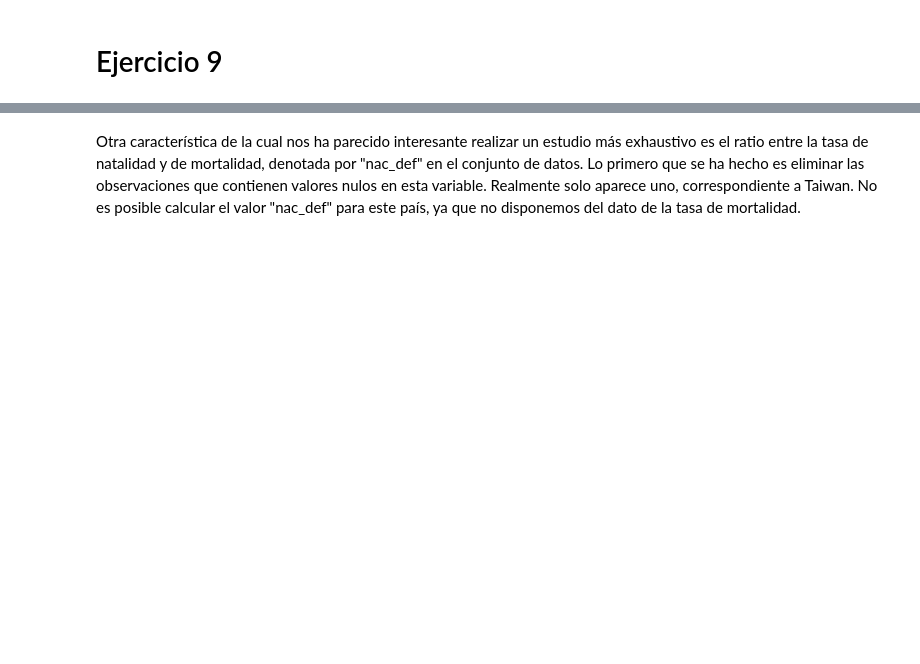
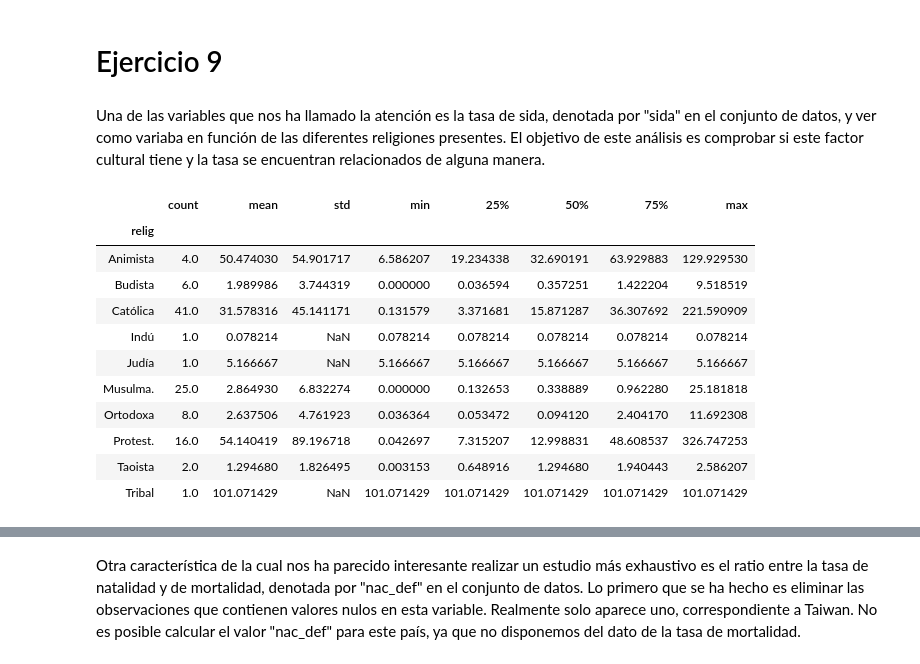
Before and after one commit to ManuelPertejo/PracticaPython, a Jupyter notebook: PracticaPython.ipynb, the cells around one changed output, grey strips where cells are left out. Saved outputs shown, nothing was run; the diff lists cells and outputs as text; code cells hidden in the pictures; blank space fills up the shorter version.

```diff
--- a/PracticaPython.ipynb
+++ b/PracticaPython.ipynb
@@ -286,2 +394,21 @@ ax.set(xlabel='PIB per cápita', ylabel='')
 # %% [markdown]
 # Ejercicio 9
+# %% [markdown]
+Una de las variables que nos ha llamado la atención es la tasa de sida, denotada por "sida" en el conjunto de datos, y ver como variaba en función de las diferentes religiones presentes. El objetivo de este análisis es comprobar si este factor cultural tiene y la tasa se encuentran relacionados de alguna manera.
+# %%
+ReligionSida = data.groupby('relig')['tasasida'].describe()
+# %%
+ReligionSida
+# %% [output]
+|  | count | mean | std | min | 25% | 50% | 75% | max |
+| relig |  |  |  |  |  |  |  |  |
+| Animista | 4.0 | 50.474030 | 54.901717 | 6.586207 | 19.234338 | 32.690191 | 63.929883 | 129.929530 |
+| Budista | 6.0 | 1.989986 | 3.744319 | 0.000000 | 0.036594 | 0.357251 | 1.422204 | 9.518519 |
+| Católica | 41.0 | 31.578316 | 45.141171 | 0.131579 | 3.371681 | 15.871287 | 36.307692 | 221.590909 |
+| Indú | 1.0 | 0.078214 | NaN | 0.078214 | 0.078214 | 0.078214 | 0.078214 | 0.078214 |
+| Judía | 1.0 | 5.166667 | NaN | 5.166667 | 5.166667 | 5.166667 | 5.166667 | 5.166667 |
+| Musulma. | 25.0 | 2.864930 | 6.832274 | 0.000000 | 0.132653 | 0.338889 | 0.962280 | 25.181818 |
+| Ortodoxa | 8.0 | 2.637506 | 4.761923 | 0.036364 | 0.053472 | 0.094120 | 2.404170 | 11.692308 |
+| Protest. | 16.0 | 54.140419 | 89.196718 | 0.042697 | 7.315207 | 12.998831 | 48.608537 | 326.747253 |
+| Taoista | 2.0 | 1.294680 | 1.826495 | 0.003153 | 0.648916 | 1.294680 | 1.940443 | 2.586207 |
+| Tribal | 1.0 | 101.071429 | NaN | 101.071429 | 101.071429 | 101.071429 | 101.071429 | 101.071429 |
```
Also changed, not shown: parts of 32 cells of this notebook.
